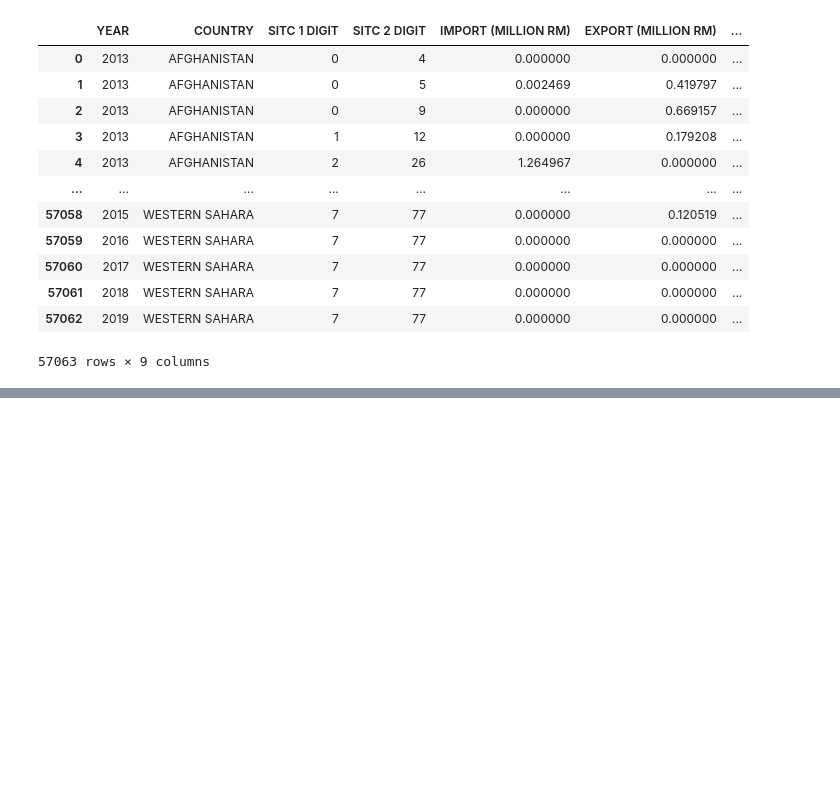
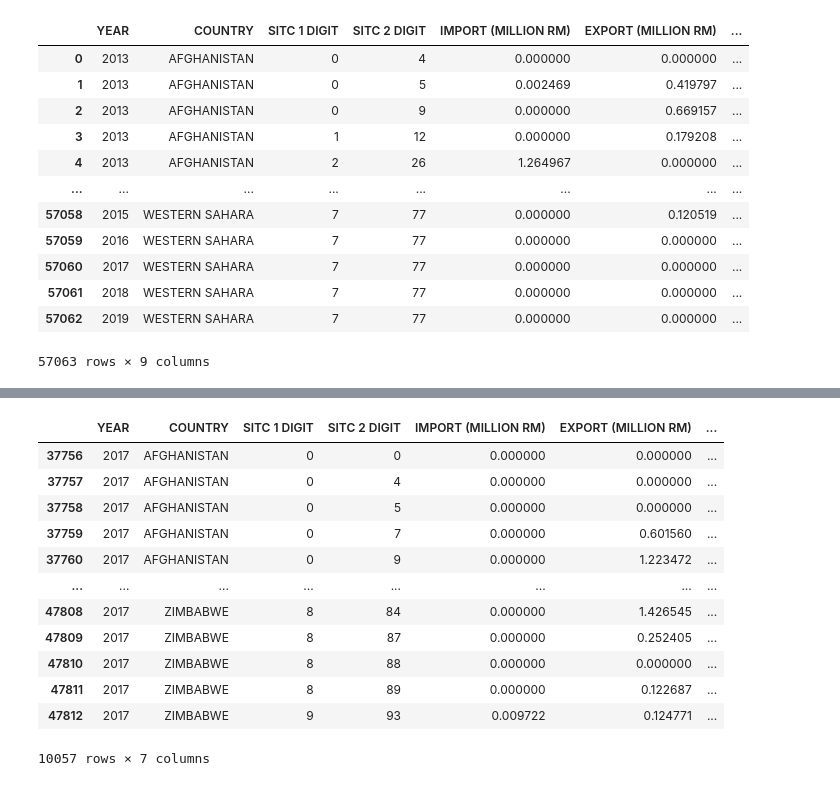
Before and after one commit to hazimutalib/dosm, a Jupyter notebook: Untitled.ipynb, the cells around one changed output, grey strips where cells are left out. Drawn from its saved outputs; the diff is of its cells as text; code cells hidden in the pictures; blank space fills up the shorter version.

```diff
--- a/Untitled.ipynb
+++ b/Untitled.ipynb
@@ -321,0 +338,16 @@ fig.show()
+# %%
+df
+# %% [output]
+|  | YEAR | COUNTRY | SITC 1 DIGIT | SITC 2 DIGIT | IMPORT (MILLION RM) | EXPORT (MILLION RM) | ... |
+| 37756 | 2017 | AFGHANISTAN | 0 | 0 | 0.000000 | 0.000000 | ... |
+| 37757 | 2017 | AFGHANISTAN | 0 | 4 | 0.000000 | 0.000000 | ... |
+| 37758 | 2017 | AFGHANISTAN | 0 | 5 | 0.000000 | 0.000000 | ... |
+| 37759 | 2017 | AFGHANISTAN | 0 | 7 | 0.000000 | 0.601560 | ... |
+| 37760 | 2017 | AFGHANISTAN | 0 | 9 | 0.000000 | 1.223472 | ... |
+| ... | ... | ... | ... | ... | ... | ... | ... |
+| 47808 | 2017 | ZIMBABWE | 8 | 84 | 0.000000 | 1.426545 | ... |
+| 47809 | 2017 | ZIMBABWE | 8 | 87 | 0.000000 | 0.252405 | ... |
+| 47810 | 2017 | ZIMBABWE | 8 | 88 | 0.000000 | 0.000000 | ... |
+| 47811 | 2017 | ZIMBABWE | 8 | 89 | 0.000000 | 0.122687 | ... |
+| 47812 | 2017 | ZIMBABWE | 9 | 93 | 0.009722 | 0.124771 | ... |
+10057 rows × 7 columns
```
Also changed, not shown: parts of 2 cells of this notebook, 2 other files.
